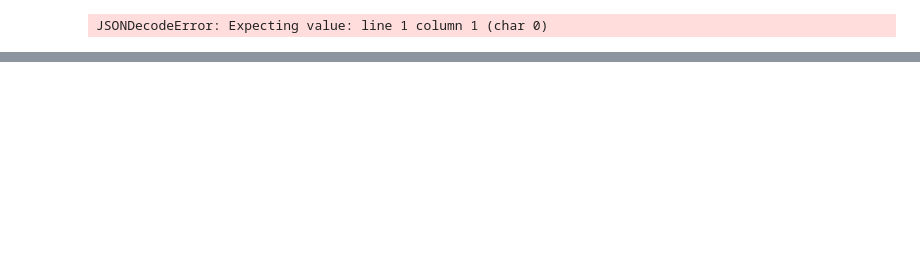
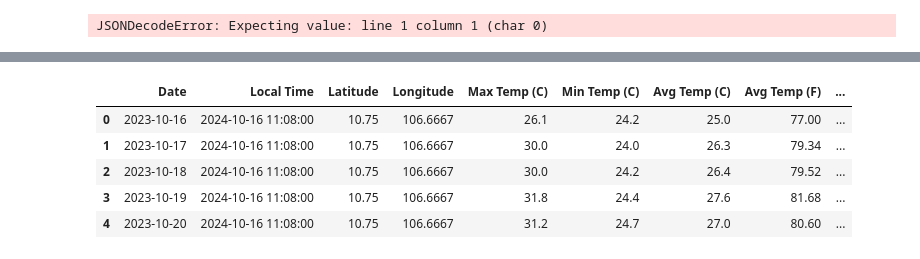
Before and after one commit to ASAPPhat/ML_WeatherForecast, a Jupyter notebook: project.ipynb, the cells around one changed output, grey strips where cells are left out. Drawn from its saved outputs; the diff is of its cells as text; code cells hidden in the pictures; blank space fills up the shorter version.

```diff
--- a/project.ipynb
+++ b/project.ipynb
@@ -66,0 +126,73 @@ JSONDecodeError: Expecting value: line 1 column 1 (char 0)
+# %%
+import requests as rq
+import pandas as pd
+import csv
+from datetime import datetime, timedelta
+
+weather = []
+start_date = datetime(2024, 8, 11)
+end_date = datetime(2024, 10, 11)
+current_date = start_date
+
+while current_date < end_date:
+    # Format the date for the API call
+    date_str = current_date.strftime('%Y-%m-%d')
+    url = f'http://api.weatherapi.com/v1/current.json?key=f8d6c8b9e73743cd89e24045241209&q=Ho Chi Minh&aqi=no&dt={date_str}'
+    rsp = rq.get(url)
+    data = rsp.json()
+    weather.append(data)
+    current_date += timedelta(days=1)
+
+# Load data
+df = pd.read_csv('weather_data.csv')
+
+# Step 1: Convert Local Time to datetime format
+df['Local Time'] = pd.to_datetime(df['Local Time'])
+
+# Step 2: Drop redundant columns like 'City', 'Country'
+df.drop(columns=['City', 'Country'], inplace=True)
+
+# Step 3: Convert Max Wind from mph to kph
+df['Max Wind (kph)'] = df['Max Wind (mph)'] * 1.60934
+
+# Step 4: Remove duplicates
+df.drop_duplicates(inplace=True)
+
+# Step 5: Create a new 'Status' column based on 'Condition'
+rain_conditions = ['Light rain shower', 'Patchy rain possible', 'Patchy light drizzle', 'Patchy light rain with thunder', 'Light drizzle']
+df['Status'] = df['Condition'].apply(lambda x: 1 if x in rain_conditions else 0)
+
+# Step 6: Add Avg Temp (F) column converted from Celsius
+df['Avg Temp (F)'] = (df['Avg Temp (C)'] * 9/5) + 32  # Celsius to Fahrenheit conversion
+
+# Reorder columns to place 'Status' before 'Condition' and Avg Temp columns together
+cols = df.columns.tolist()
+status_index = cols.index('Status')
+condition_index = cols.index('Condition')
+avg_temp_c_index = cols.index('Avg Temp (C)')
+avg_temp_f_index = cols.index('Avg Temp (F)')
+
+# Move Status before Condition
+cols.insert(condition_index, cols.pop(status_index))
+
+# Move Avg Temp (F) next to Avg Temp (C)
+if avg_temp_f_index > avg_temp_c_index:
+    cols.insert(avg_temp_c_index + 1, cols.pop(avg_temp_f_index))
+
+df = df[cols]
+
+# Map the 'Status' column for display purposes
+df_display = df.copy()
+df_display['Status'] = df_display['Status'].map({1: 'Rain', 0: 'No Rain'})
+
+# Identify numerical and categorical columns
+numerical_columns = df.select_dtypes(include=['number']).columns.tolist()
+categorical_columns = df.select_dtypes(include=['object']).columns.tolist()
+
+# Display results
+print("Numerical Columns:", numerical_columns)
+print("Categorical Columns:", categorical_columns)
+
+# Display cleaned data with mapped 'Status'
+df_display.head()
+# %% [output]
@@ -66,0 +201,6 @@ JSONDecodeError: Expecting value: line 1 column 1 (char 0)
+|  | Date | Local Time | Latitude | Longitude | Max Temp (C) | Min Temp (C) | Avg Temp (C) | Avg Temp (F) | ... |
+| 0 | 2023-10-16 | 2024-10-16 11:08:00 | 10.75 | 106.6667 | 26.1 | 24.2 | 25.0 | 77.00 | ... |
+| 1 | 2023-10-17 | 2024-10-16 11:08:00 | 10.75 | 106.6667 | 30.0 | 24.0 | 26.3 | 79.34 | ... |
+| 2 | 2023-10-18 | 2024-10-16 11:08:00 | 10.75 | 106.6667 | 30.0 | 24.2 | 26.4 | 79.52 | ... |
+| 3 | 2023-10-19 | 2024-10-16 11:08:00 | 10.75 | 106.6667 | 31.8 | 24.4 | 27.6 | 81.68 | ... |
+| 4 | 2023-10-20 | 2024-10-16 11:08:00 | 10.75 | 106.6667 | 31.2 | 24.7 | 27.0 | 80.60 | ... |
```
Also changed, not shown: parts of 4 cells of this notebook.
